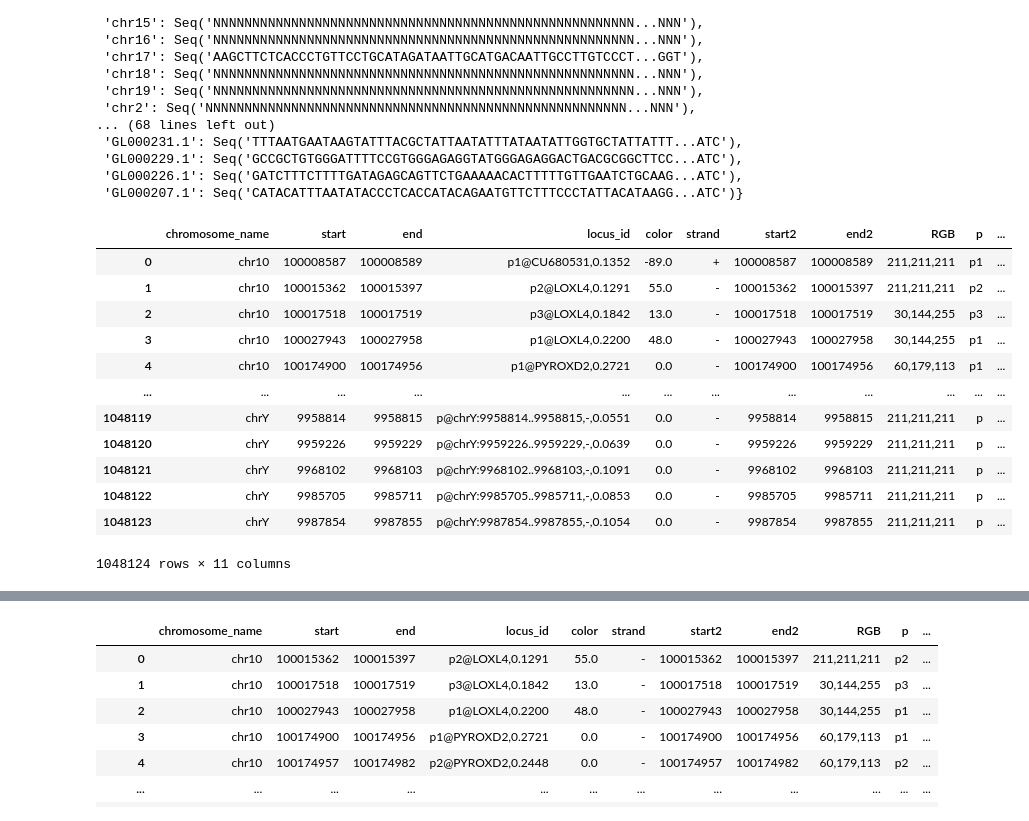
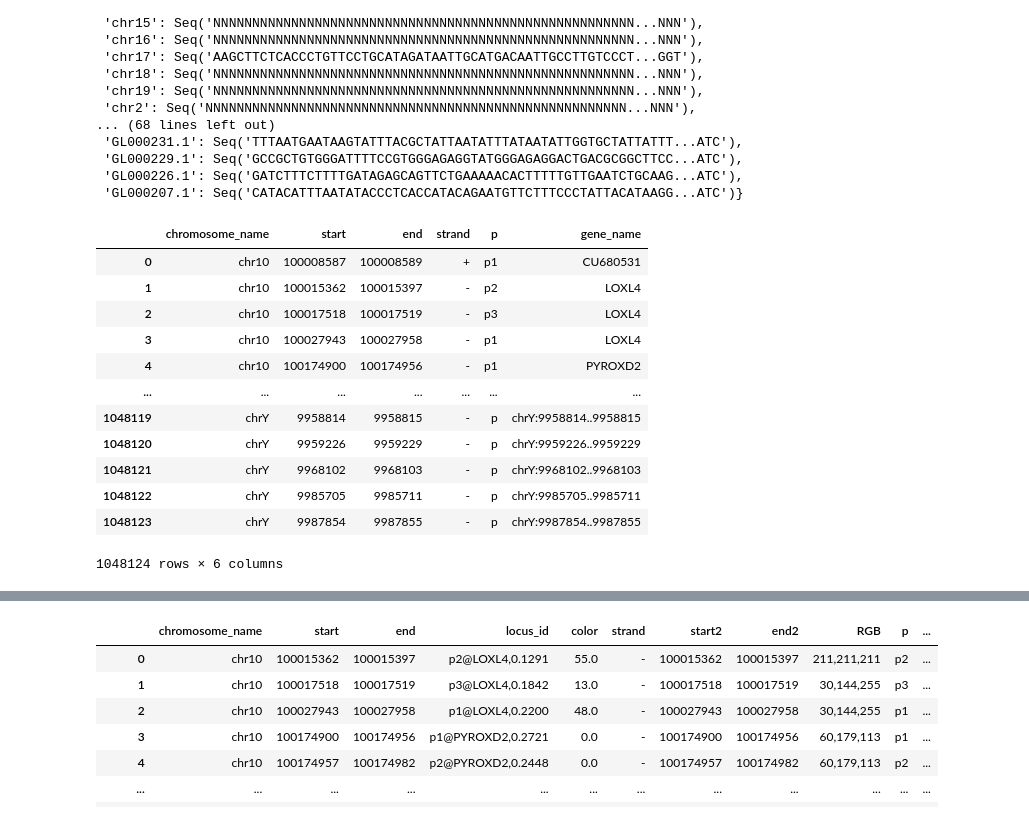
Before and after one commit to IloDan/GX_alBERTo, a Jupyter notebook: data_manipulation/manipulation_ric.ipynb, the cells around one changed output, grey strips where cells are left out. Saved outputs shown, nothing was run; the diff lists cells and outputs as text; code cells hidden in the pictures.

```diff
--- a/data_manipulation/manipulation_ric.ipynb
+++ b/data_manipulation/manipulation_ric.ipynb
@@ -47,23 +33,42 @@ chrdict
  'GL000226.1': Seq('GATCTTTCTTTTGATAGAGCAGTTCTGAAAAACACTTTTTGTTGAATCTGCAAG...ATC'),
  'GL000207.1': Seq('CATACATTTAATATACCCTCACCATACAGAATGTTCTTTCCCTATTACATAAGG...ATC')}
 # %%
+# UA INIZIA INVECE LA PARTE DI LETTURA DEL FILE CONTENENTE I TSS
+
+from Bio import SeqIO
+import pandas as pd
+import numpy as np
+def extract_p(p):
+    return p.split("@")[0]
+
+def extract_gene_name(string):
+    string =  string.split("@")[1]
+    return string.split(",")[0]
+
+v1 = np.vectorize(extract_p)
+v2 = np.vectorize(extract_gene_name)
+
 df = pd.read_csv("..\\dataset\\TSS_human.bed", delimiter="\t", skiprows=1, names=["chromosome_name", "start", "end", "locus_id", "color", "strand", "start2", "end2", "RGB"])
 
+
+
+# Applica la funzione alla colonna del DataFrame
 df['p'] = v1(df['locus_id'].values)
 df['gene_name'] = v2(df['locus_id'].values)
+df = df.drop(columns=["locus_id", "color", "start2", "end2", "RGB"])
 
 df
 # %% [output]
-|  | chromosome_name | start | end | locus_id | color | strand | start2 | end2 | RGB | p | ... |
-| 0 | chr10 | 100008587 | 100008589 | p1@CU680531,0.1352 | -89.0 | + | 100008587 | 100008589 | 211,211,211 | p1 | ... |
-| 1 | chr10 | 100015362 | 100015397 | p2@LOXL4,0.1291 | 55.0 | - | 100015362 | 100015397 | 211,211,211 | p2 | ... |
-| 2 | chr10 | 100017518 | 100017519 | p3@LOXL4,0.1842 | 13.0 | - | 100017518 | 100017519 | 30,144,255 | p3 | ... |
-| 3 | chr10 | 100027943 | 100027958 | p1@LOXL4,0.2200 | 48.0 | - | 100027943 | 100027958 | 30,144,255 | p1 | ... |
-| 4 | chr10 | 100174900 | 100174956 | p1@PYROXD2,0.2721 | 0.0 | - | 100174900 | 100174956 | 60,179,113 | p1 | ... |
-| ... | ... | ... | ... | ... | ... | ... | ... | ... | ... | ... | ... |
-| 1048119 | chrY | 9958814 | 9958815 | p@chrY:9958814..9958815,-,0.0551 | 0.0 | - | 9958814 | 9958815 | 211,211,211 | p | ... |
-| 1048120 | chrY | 9959226 | 9959229 | p@chrY:9959226..9959229,-,0.0639 | 0.0 | - | 9959226 | 9959229 | 211,211,211 | p | ... |
-| 1048121 | chrY | 9968102 | 9968103 | p@chrY:9968102..9968103,-,0.1091 | 0.0 | - | 9968102 | 9968103 | 211,211,211 | p | ... |
-| 1048122 | chrY | 9985705 | 9985711 | p@chrY:9985705..9985711,-,0.0853 | 0.0 | - | 9985705 | 9985711 | 211,211,211 | p | ... |
-| 1048123 | chrY | 9987854 | 9987855 | p@chrY:9987854..9987855,-,0.1054 | 0.0 | - | 9987854 | 9987855 | 211,211,211 | p | ... |
+|  | chromosome_name | start | end | strand | p | gene_name |
+| 0 | chr10 | 100008587 | 100008589 | + | p1 | CU680531 |
+| 1 | chr10 | 100015362 | 100015397 | - | p2 | LOXL4 |
+| 2 | chr10 | 100017518 | 100017519 | - | p3 | LOXL4 |
+| 3 | chr10 | 100027943 | 100027958 | - | p1 | LOXL4 |
+| 4 | chr10 | 100174900 | 100174956 | - | p1 | PYROXD2 |
+| ... | ... | ... | ... | ... | ... | ... |
+| 1048119 | chrY | 9958814 | 9958815 | - | p | chrY:9958814..9958815 |
+| 1048120 | chrY | 9959226 | 9959229 | - | p | chrY:9959226..9959229 |
+| 1048121 | chrY | 9968102 | 9968103 | - | p | chrY:9968102..9968103 |
+| 1048122 | chrY | 9985705 | 9985711 | - | p | chrY:9985705..9985711 |
+| 1048123 | chrY | 9987854 | 9987855 | - | p | chrY:9987854..9987855 |
-1048124 rows × 11 columns
+1048124 rows × 6 columns
```
Also changed, not shown: parts of 11 cells of this notebook, 6 other files.
